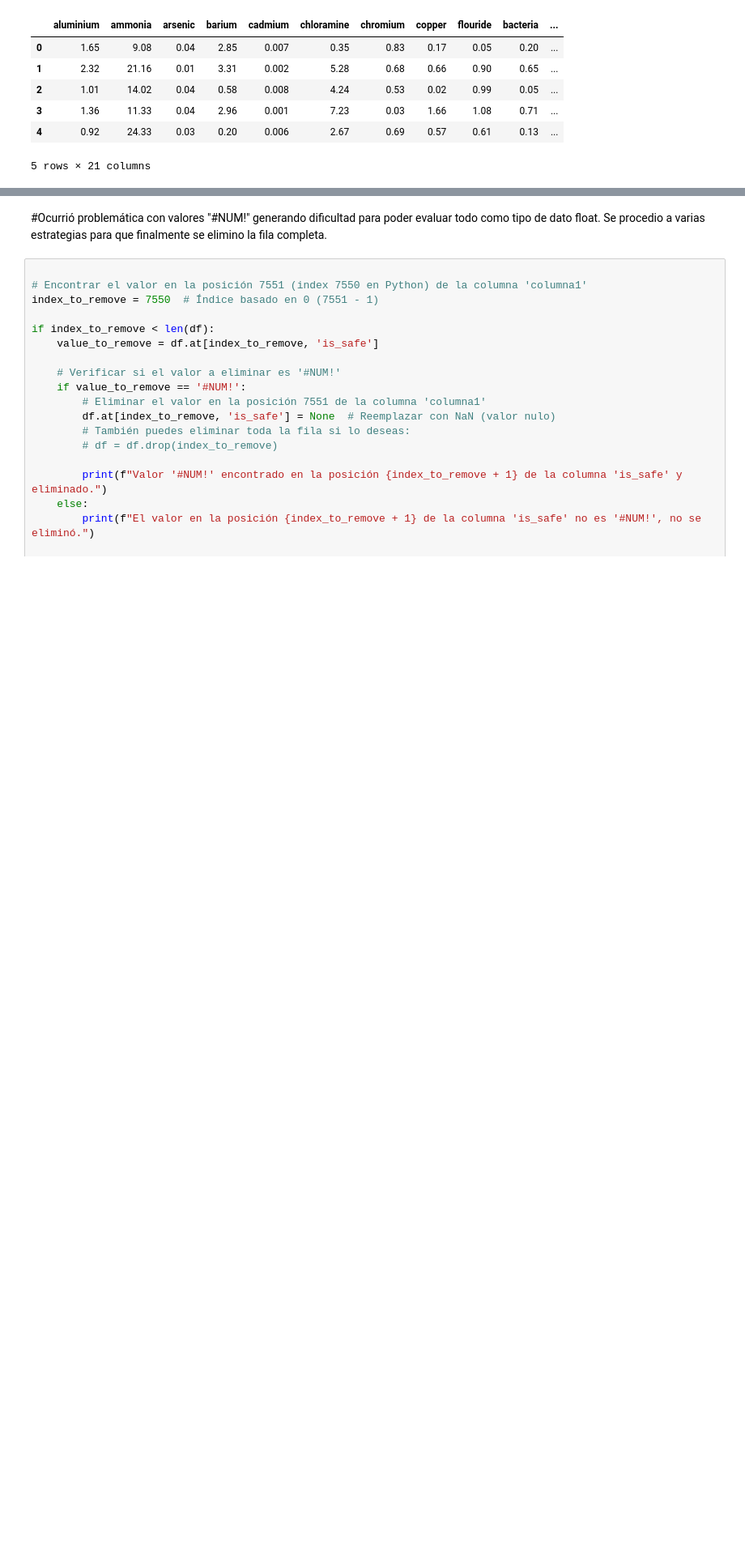
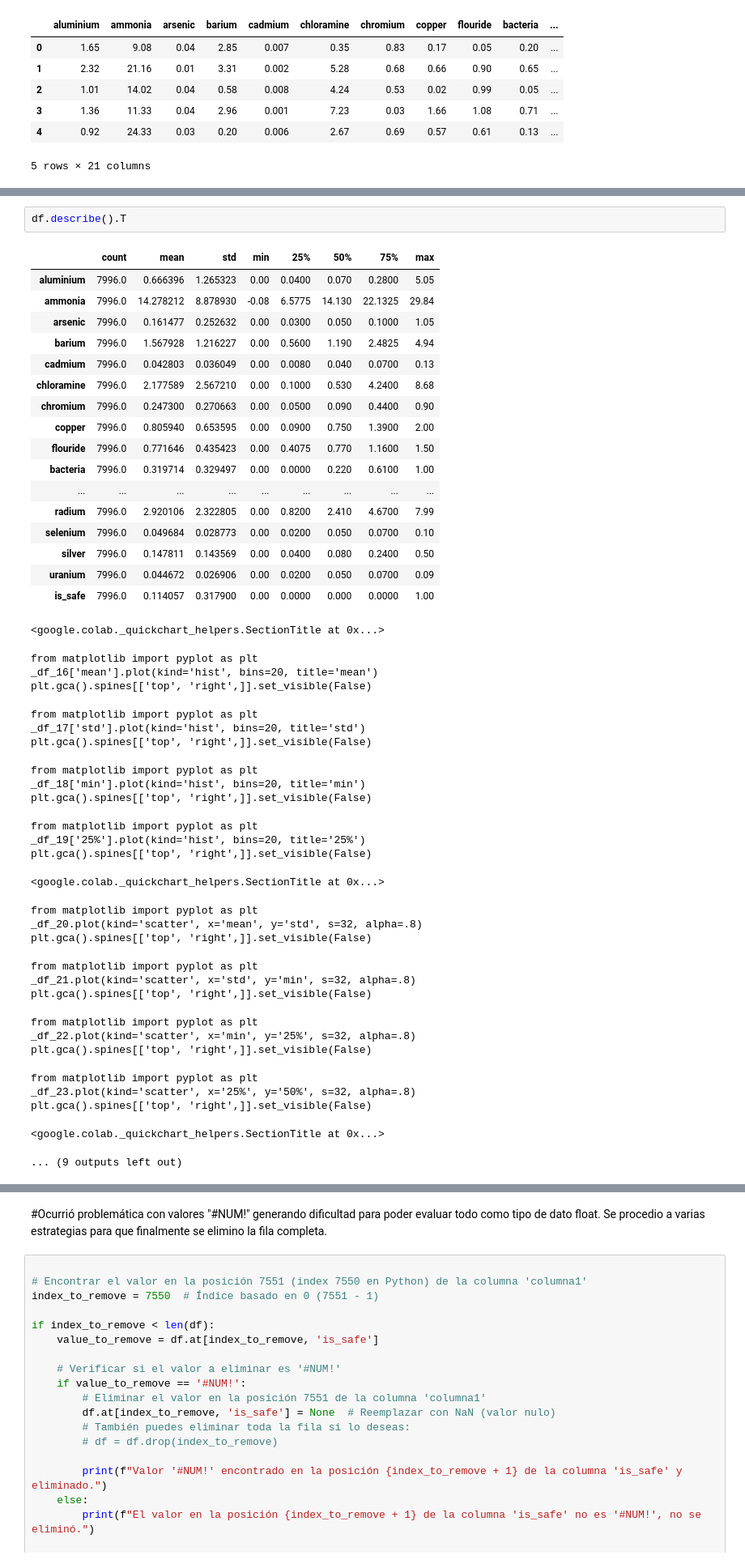
Before and after one commit to Altobert/laboratorioTIC-1, a Jupyter notebook: Copia_de_Laboratorio1_Asm_Alondra.ipynb, the cells around one changed output, grey strips where cells are left out. Shown at 81% size. Cells and saved outputs as stored; diff of their text form; blank space fills up the shorter version.

```diff
--- a/Copia_de_Laboratorio1_Asm_Alondra.ipynb
+++ b/Copia_de_Laboratorio1_Asm_Alondra.ipynb
@@ -81,0 +187,48 @@ Requirement already satisfied: six>=1.5 in /usr/local/lib/python3.10/dist-packag
+# %%
+df.describe().T
+# %% [output]
+|  | count | mean | std | min | 25% | 50% | 75% | max |
+| aluminium | 7996.0 | 0.666396 | 1.265323 | 0.00 | 0.0400 | 0.070 | 0.2800 | 5.05 |
+| ammonia | 7996.0 | 14.278212 | 8.878930 | -0.08 | 6.5775 | 14.130 | 22.1325 | 29.84 |
+| arsenic | 7996.0 | 0.161477 | 0.252632 | 0.00 | 0.0300 | 0.050 | 0.1000 | 1.05 |
+| barium | 7996.0 | 1.567928 | 1.216227 | 0.00 | 0.5600 | 1.190 | 2.4825 | 4.94 |
+| cadmium | 7996.0 | 0.042803 | 0.036049 | 0.00 | 0.0080 | 0.040 | 0.0700 | 0.13 |
+| chloramine | 7996.0 | 2.177589 | 2.567210 | 0.00 | 0.1000 | 0.530 | 4.2400 | 8.68 |
+| chromium | 7996.0 | 0.247300 | 0.270663 | 0.00 | 0.0500 | 0.090 | 0.4400 | 0.90 |
+| copper | 7996.0 | 0.805940 | 0.653595 | 0.00 | 0.0900 | 0.750 | 1.3900 | 2.00 |
+| flouride | 7996.0 | 0.771646 | 0.435423 | 0.00 | 0.4075 | 0.770 | 1.1600 | 1.50 |
+| bacteria | 7996.0 | 0.319714 | 0.329497 | 0.00 | 0.0000 | 0.220 | 0.6100 | 1.00 |
+| ... | ... | ... | ... | ... | ... | ... | ... | ... |
+| radium | 7996.0 | 2.920106 | 2.322805 | 0.00 | 0.8200 | 2.410 | 4.6700 | 7.99 |
+| selenium | 7996.0 | 0.049684 | 0.028773 | 0.00 | 0.0200 | 0.050 | 0.0700 | 0.10 |
+| silver | 7996.0 | 0.147811 | 0.143569 | 0.00 | 0.0400 | 0.080 | 0.2400 | 0.50 |
+| uranium | 7996.0 | 0.044672 | 0.026906 | 0.00 | 0.0200 | 0.050 | 0.0700 | 0.09 |
+| is_safe | 7996.0 | 0.114057 | 0.317900 | 0.00 | 0.0000 | 0.000 | 0.0000 | 1.00 |
+<google.colab._quickchart_helpers.SectionTitle at 0x...>
+from matplotlib import pyplot as plt
+_df_16['mean'].plot(kind='hist', bins=20, title='mean')
+plt.gca().spines[['top', 'right',]].set_visible(False)
+from matplotlib import pyplot as plt
+_df_17['std'].plot(kind='hist', bins=20, title='std')
+plt.gca().spines[['top', 'right',]].set_visible(False)
+from matplotlib import pyplot as plt
+_df_18['min'].plot(kind='hist', bins=20, title='min')
+plt.gca().spines[['top', 'right',]].set_visible(False)
+from matplotlib import pyplot as plt
+_df_19['25%'].plot(kind='hist', bins=20, title='25%')
+plt.gca().spines[['top', 'right',]].set_visible(False)
+<google.colab._quickchart_helpers.SectionTitle at 0x...>
+from matplotlib import pyplot as plt
+_df_20.plot(kind='scatter', x='mean', y='std', s=32, alpha=.8)
+plt.gca().spines[['top', 'right',]].set_visible(False)
+from matplotlib import pyplot as plt
+_df_21.plot(kind='scatter', x='std', y='min', s=32, alpha=.8)
+plt.gca().spines[['top', 'right',]].set_visible(False)
+from matplotlib import pyplot as plt
+_df_22.plot(kind='scatter', x='min', y='25%', s=32, alpha=.8)
+plt.gca().spines[['top', 'right',]].set_visible(False)
+from matplotlib import pyplot as plt
+_df_23.plot(kind='scatter', x='25%', y='50%', s=32, alpha=.8)
+plt.gca().spines[['top', 'right',]].set_visible(False)
+<google.colab._quickchart_helpers.SectionTitle at 0x...>
+... (9 outputs left out)
```
Also changed, not shown: parts of 15 cells of this notebook.
